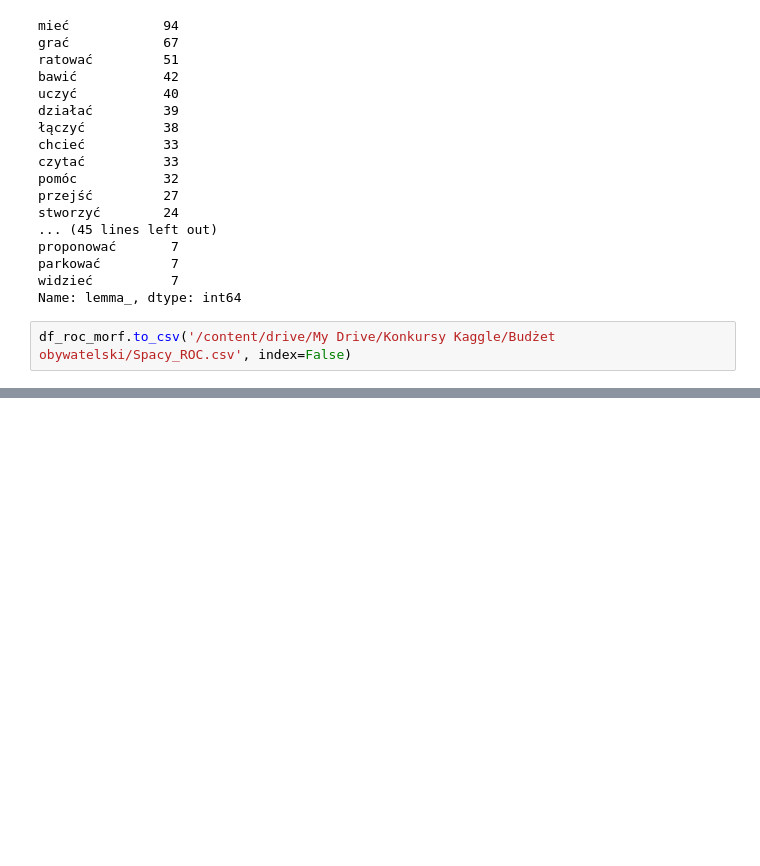
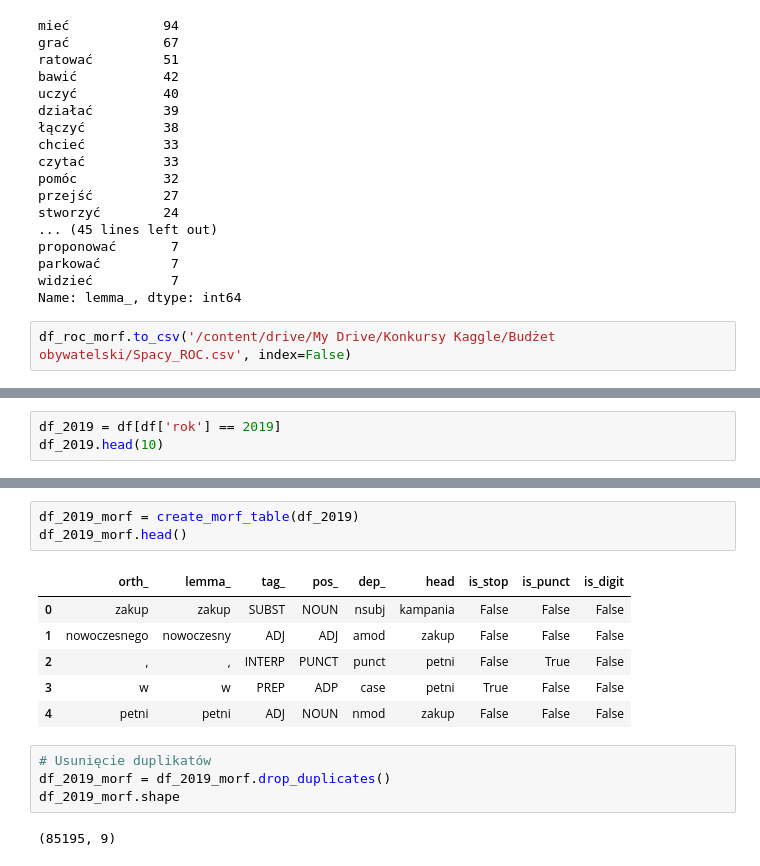
Before and after one commit to malowana/NLP_budzet_obywatelski, a Jupyter notebook: BO_analiza_morfologiczna.ipynb, the cells around one changed output, grey strips where cells are left out. Drawn from its saved outputs; the diff is of its cells as text; blank space fills up the shorter version.

```diff
--- a/BO_analiza_morfologiczna.ipynb
+++ b/BO_analiza_morfologiczna.ipynb
@@ -436,0 +482,3 @@ df_roc_morf.to_csv('/content/drive/My Drive/Konkursy Kaggle/Budżet obywatelski/
+# %%
+df_2019 = df[df['rok'] == 2019]
+df_2019.head(10)
@@ -436,0 +497,16 @@ df_roc_morf.to_csv('/content/drive/My Drive/Konkursy Kaggle/Budżet obywatelski/
+# %%
+df_2019_morf = create_morf_table(df_2019)
+df_2019_morf.head()
+# %% [output]
+|  | orth_ | lemma_ | tag_ | pos_ | dep_ | head | is_stop | is_punct | is_digit |
+| 0 | zakup | zakup | SUBST | NOUN | nsubj | kampania | False | False | False |
+| 1 | nowoczesnego | nowoczesny | ADJ | ADJ | amod | zakup | False | False | False |
+| 2 | , | , | INTERP | PUNCT | punct | petni | False | True | False |
+| 3 | w | w | PREP | ADP | case | petni | True | False | False |
+| 4 | petni | petni | ADJ | NOUN | nmod | zakup | False | False | False |
+# %%
+# Usunięcie duplikatów
+df_2019_morf = df_2019_morf.drop_duplicates()
+df_2019_morf.shape
+# %% [output]
+(85195, 9)
```
Also changed, not shown: parts of 25 cells of this notebook.
